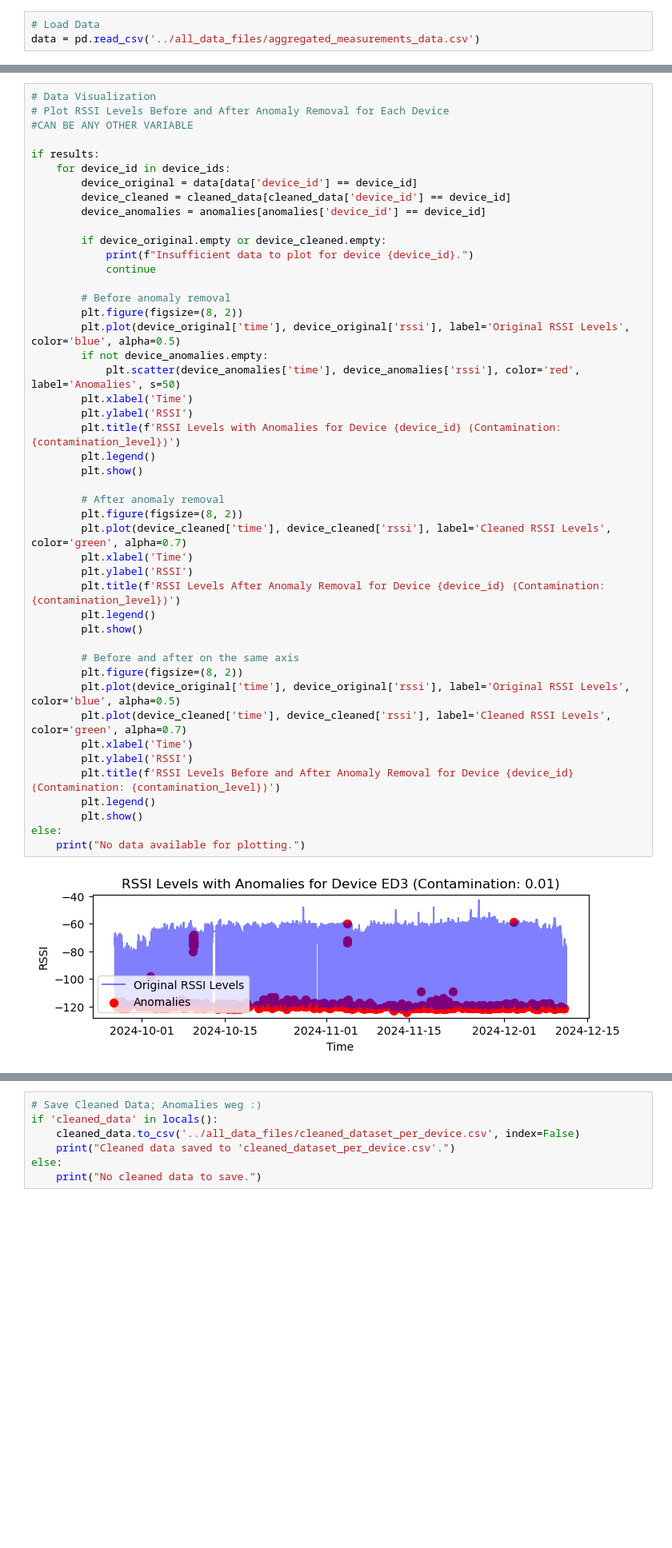
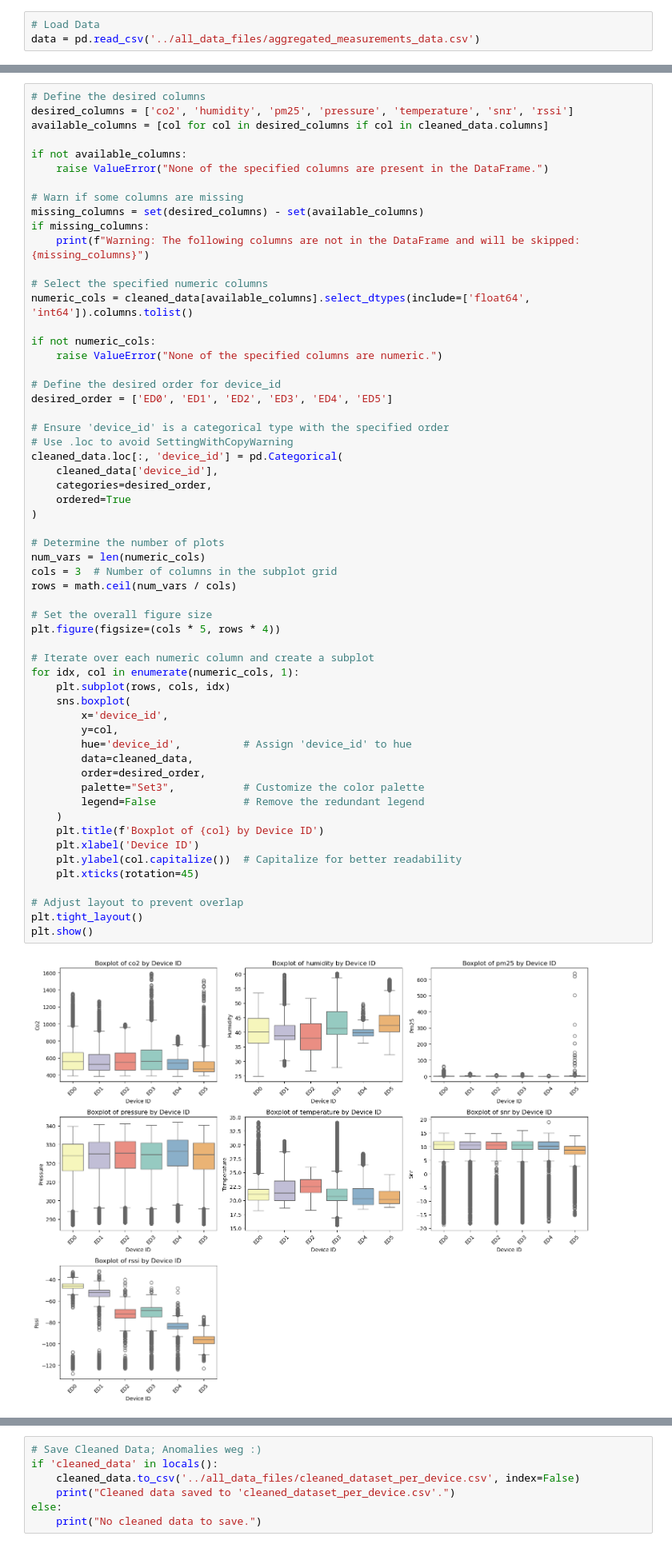
Before and after one commit to nahshonmokua/LoRaWAN-Indoor-Path-Loss-Modelling-with-MultiWall-Environment-Factors, a Jupyter notebook: Anomalies Removal.ipynb, the cells around one changed output, grey strips where cells are left out. Shown at 80% size. Drawn from its saved outputs; the diff is of its cells as text; blank space fills up the shorter version.

Commit message:
on ANOMALIES and Modeling too.

```diff
--- a/Anomalies Removal.ipynb
+++ b/Anomalies Removal.ipynb
@@ -244,48 +412,60 @@ Overall anomaly percentage: 1.00%
 # %%
-# Data Visualization
-# Plot RSSI Levels Before and After Anomaly Removal for Each Device
-#CAN BE ANY OTHER VARIABLE
+# Define the desired columns
+desired_columns = ['co2', 'humidity', 'pm25', 'pressure', 'temperature', 'snr', 'rssi']
+available_columns = [col for col in desired_columns if col in cleaned_data.columns]
 
-if results:
-    for device_id in device_ids:
-        device_original = data[data['device_id'] == device_id]
-        device_cleaned = cleaned_data[cleaned_data['device_id'] == device_id]
-        device_anomalies = anomalies[anomalies['device_id'] == device_id]
+if not available_columns:
+    raise ValueError("None of the specified columns are present in the DataFrame.")
 
-        if device_original.empty or device_cleaned.empty:
-            print(f"Insufficient data to plot for device {device_id}.")
-            continue
+# Warn if some columns are missing
+missing_columns = set(desired_columns) - set(available_columns)
+if missing_columns:
+    print(f"Warning: The following columns are not in the DataFrame and will be skipped: {missing_columns}")
 
-        # Before anomaly removal
-        plt.figure(figsize=(8, 2))
-        plt.plot(device_original['time'], device_original['rssi'], label='Original RSSI Levels', color='blue', alpha=0.5)
-        if not device_anomalies.empty:
-            plt.scatter(device_anomalies['time'], device_anomalies['rssi'], color='red', label='Anomalies', s=50)
-        plt.xlabel('Time')
-        plt.ylabel('RSSI')
-        plt.title(f'RSSI Levels with Anomalies for Device {device_id} (Contamination: {contamination_level})')
-        plt.legend()
-        plt.show()
+# Select the specified numeric columns
+numeric_cols = cleaned_data[available_columns].select_dtypes(include=['float64', 'int64']).columns.tolist()
 
-        # After anomaly removal
-        plt.figure(figsize=(8, 2))
-        plt.plot(device_cleaned['time'], device_cleaned['rssi'], label='Cleaned RSSI Levels', color='green', alpha=0.7)
-        plt.xlabel('Time')
-        plt.ylabel('RSSI')
-        plt.title(f'RSSI Levels After Anomaly Removal for Device {device_id} (Contamination: {contamination_level})')
-        plt.legend()
-        plt.show()
+if not numeric_cols:
+    raise ValueError("None of the specified columns are numeric.")
 
-        # Before and after on the same axis
-        plt.figure(figsize=(8, 2))
-        plt.plot(device_original['time'], device_original['rssi'], label='Original RSSI Levels', color='blue', alpha=0.5)
-        plt.plot(device_cleaned['time'], device_cleaned['rssi'], label='Cleaned RSSI Levels', color='green', alpha=0.7)
-        plt.xlabel('Time')
-        plt.ylabel('RSSI')
-        plt.title(f'RSSI Levels Before and After Anomaly Removal for Device {device_id} (Contamination: {contamination_level})')
-        plt.legend()
-        plt.show()
-else:
-    print("No data available for plotting.")
+# Define the desired order for device_id
+desired_order = ['ED0', 'ED1', 'ED2', 'ED3', 'ED4', 'ED5']
+
+# Ensure 'device_id' is a categorical type with the specified order
+# Use .loc to avoid SettingWithCopyWarning
+cleaned_data.loc[:, 'device_id'] = pd.Categorical(
+    cleaned_data['device_id'],
+    categories=desired_order,
+    ordered=True
+)
+
+# Determine the number of plots
+num_vars = len(numeric_cols)
+cols = 3  # Number of columns in the subplot grid
+rows = math.ceil(num_vars / cols)
+
+# Set the overall figure size
+plt.figure(figsize=(cols * 5, rows * 4))
+
+# Iterate over each numeric column and create a subplot
+for idx, col in enumerate(numeric_cols, 1):
+    plt.subplot(rows, cols, idx)
+    sns.boxplot(
+        x='device_id',
+        y=col,
+        hue='device_id',          # Assign 'device_id' to hue
+        data=cleaned_data,
+        order=desired_order,
+        palette="Set3",           # Customize the color palette
+        legend=False              # Remove the redundant legend
+    )
+    plt.title(f'Boxplot of {col} by Device ID')
+    plt.xlabel('Device ID')
+    plt.ylabel(col.capitalize())  # Capitalize for better readability
+    plt.xticks(rotation=45)
+
+# Adjust layout to prevent overlap
+plt.tight_layout()
+plt.show()
 # %% [output]
-[figure, old version]
+[figure, new version]
```
Also changed, not shown: parts of 12 cells of this notebook, 4 other files.
